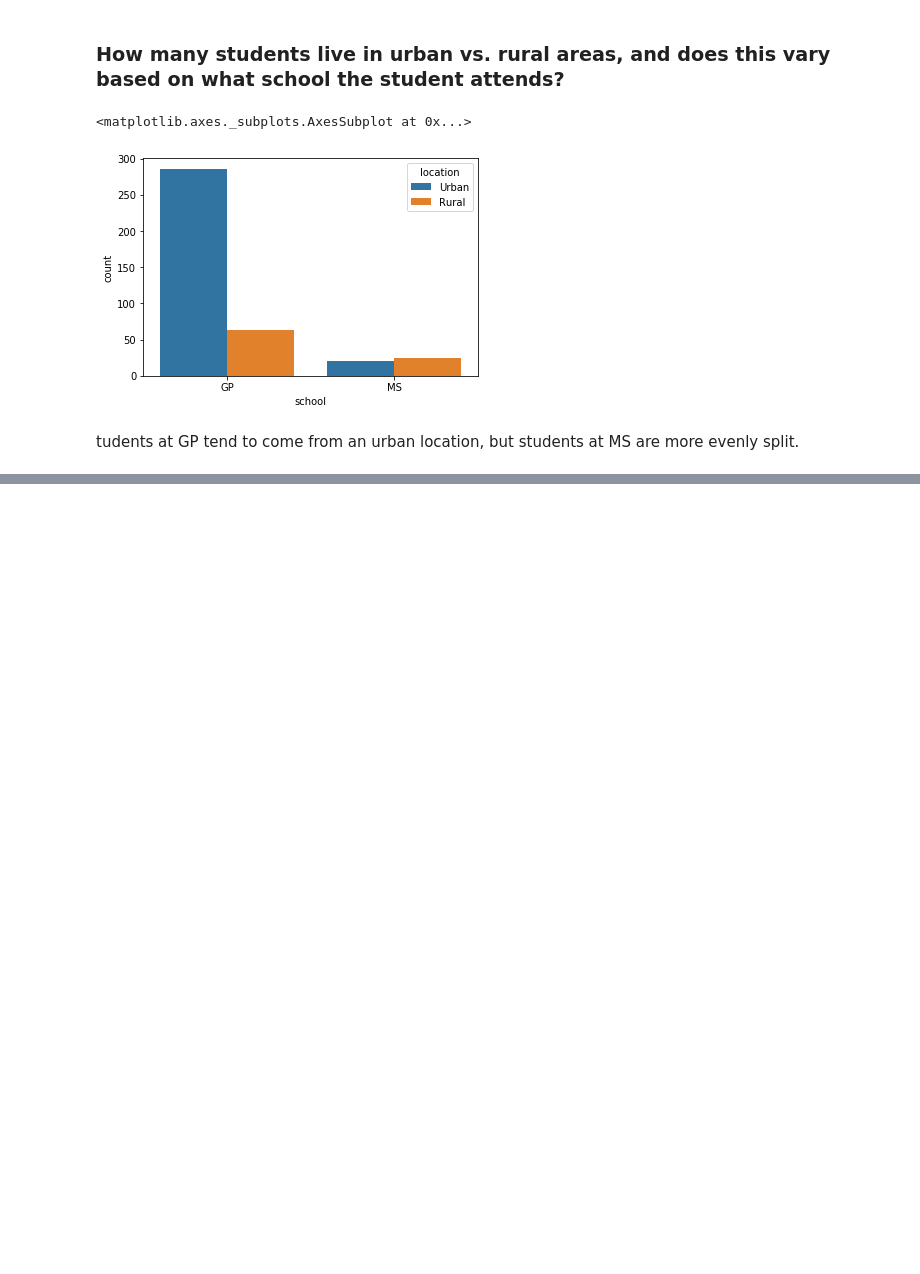
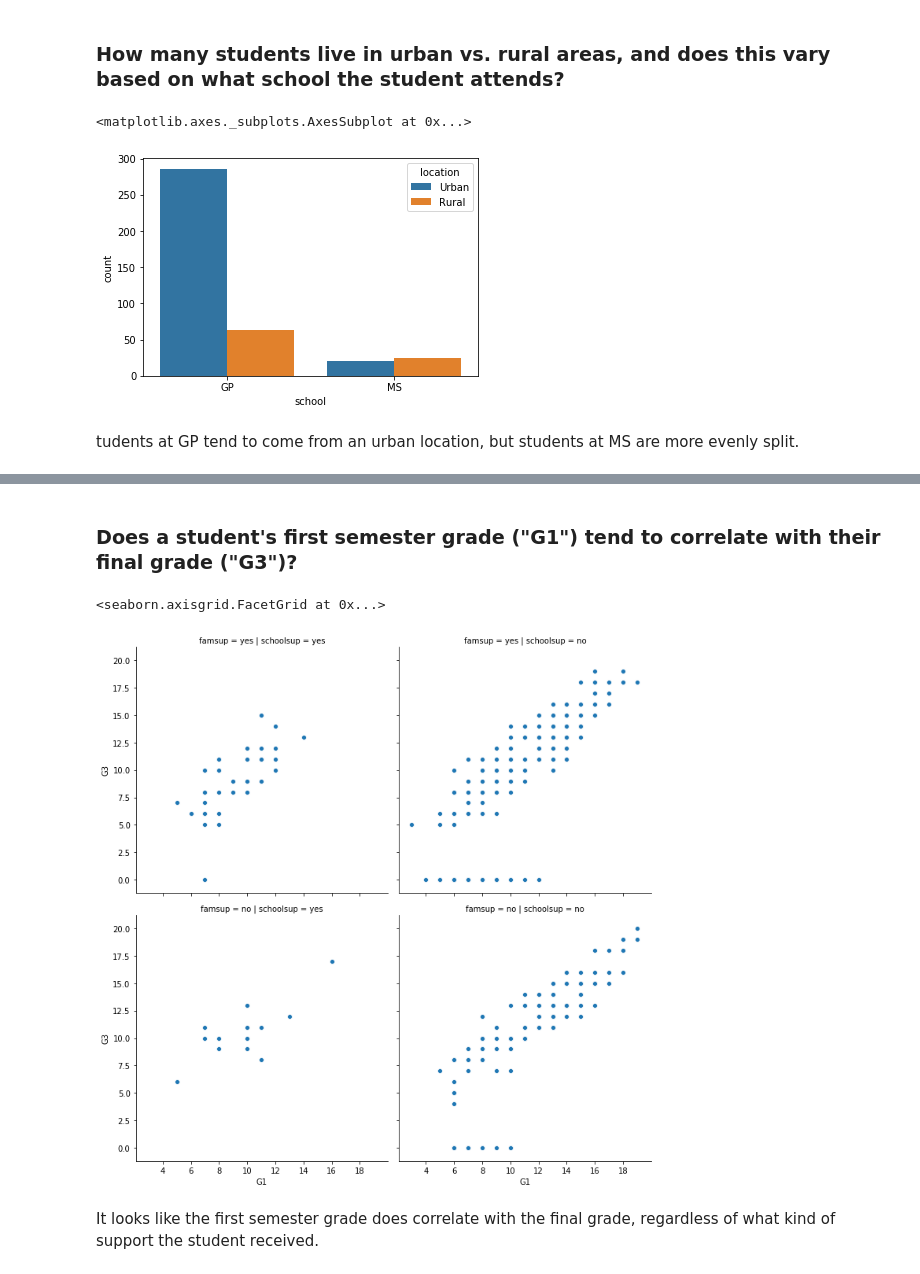
Before and after one commit to Ysbail/Visualizations, a Jupyter notebook: students_data_visualization.ipynb, the cells around one changed output, grey strips where cells are left out. Cells and saved outputs as stored; diff of their text form; code cells hidden in the pictures; blank space fills up the shorter version.

```diff
--- a/students_data_visualization.ipynb
+++ b/students_data_visualization.ipynb
@@ -35,0 +43,9 @@ tudents at GP tend to come from an urban location, but students at MS are more e
+# %% [markdown]
+### Does a student's first semester grade ("G1") tend to correlate with their final grade ("G3")?
+# %%
+sns.relplot(x='G1', y='G3', data=df, kind='scatter', col='schoolsup', row='famsup', row_order=['yes', 'no'])
+# %% [output]
+<seaborn.axisgrid.FacetGrid at 0x...>
+[figure, added]
+# %% [markdown]
+It looks like the first semester grade does correlate with the final grade, regardless of what kind of support the student received.
```
Also changed, not shown: parts of 2 cells of this notebook.
